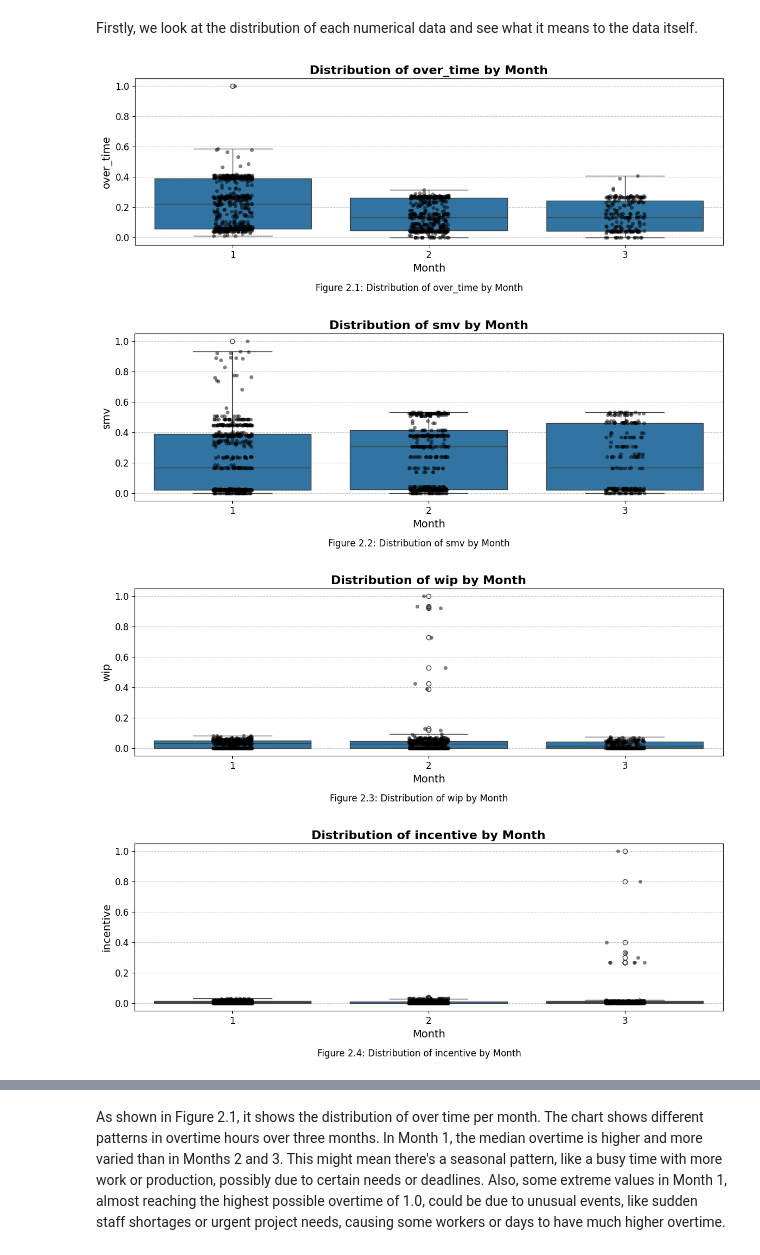
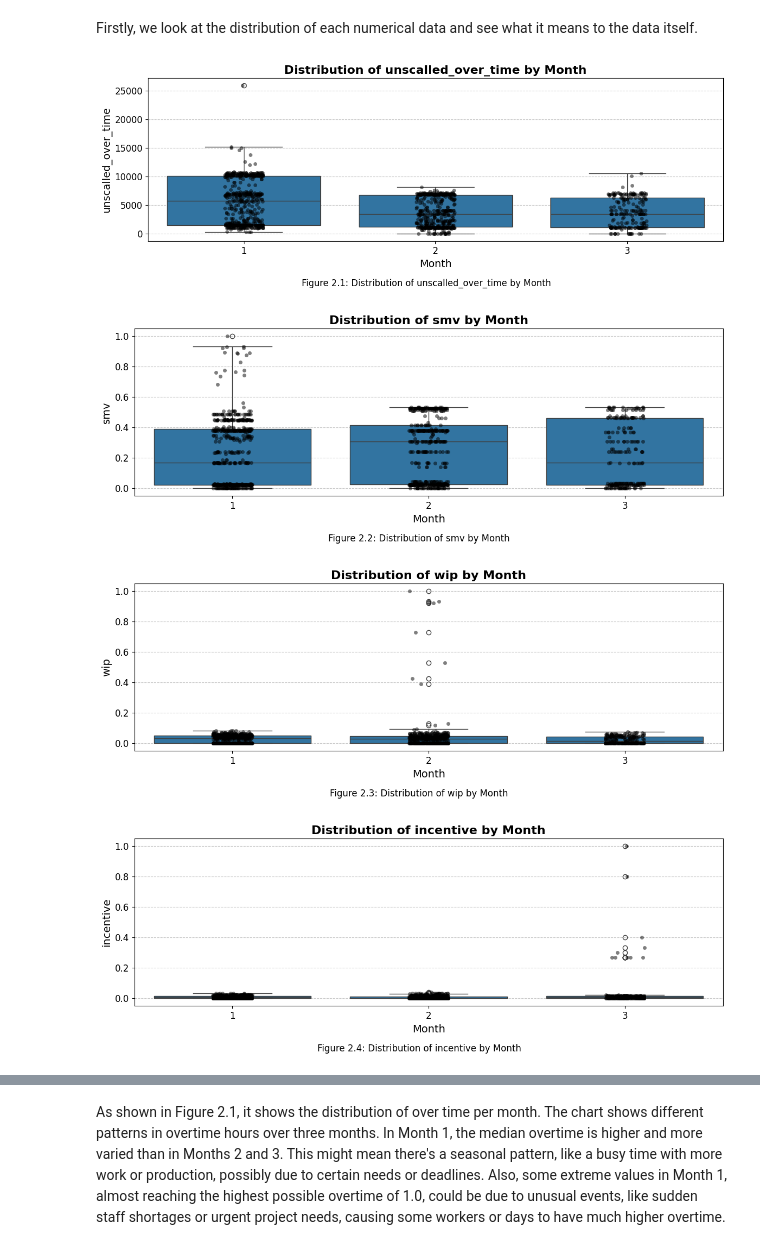
Before and after one commit to jordanchong911/Garments, a Jupyter notebook: garments.ipynb, the cells around one changed output, grey strips where cells are left out. Saved outputs shown, nothing was run; the diff lists cells and outputs as text; code cells hidden in the pictures.

Commit message:
Unscalled data

```diff
--- a/garments.ipynb
+++ b/garments.ipynb
@@ -105,6 +105,8 @@ Here we're making sure that the dataset does not have any more null cells.
 
 Afterwards, we normalize the values to make sure that all numerical features have the same impact on the model.
 # %%
+over_time = df['over_time']
+
 true_numeric_columns = ['over_time', 'smv', 'wip', 'incentive', 'idle_time', 'idle_men',
                         'no_of_style_change', 'no_of_workers']
 numeric_columns = df[true_numeric_columns]
@@ -114,6 +116,7 @@ scaler = MinMaxScaler()
 
 # Normalize the numeric columns and update the DataFrame
 df[numeric_columns.columns] = scaler.fit_transform(numeric_columns)
+df['unscalled_over_time'] = over_time
 # %% [markdown]
 After normalizing the values, we move on to adding some columns to help with parsing through data.
 # %%
@@ -126,7 +129,7 @@ Finally, we move on to looking at the data itself and see what does it mean to t
 # %% [markdown]
 Firstly, we look at the distribution of each numerical data and see what it means to the data itself.
 # %%
-true_numeric_columns = ['over_time', 'smv', 'wip', 'incentive', 'idle_time', 'idle_men',
+true_numeric_columns = ['unscalled_over_time', 'smv', 'wip', 'incentive', 'idle_time', 'idle_men',
                         'no_of_style_change', 'no_of_workers', 'actual_productivity', 'targeted_productivity']
 
 # Ensure output directory exists
@@ -136,34 +139,34 @@ os.makedirs(output_dir, exist_ok=True)
 # Starting figure number
 figure_number = 2.1
 
 # Starting figure number
 major_figure_number = 2  # Represents the major part (e.g., 2.x)
 minor_figure_number = 1  # Represents the minor part (e.g., x.1)
 
 # Visualize distributions of numeric columns
 for col in true_numeric_columns:
     figure_number = f"{major_figure_number}.{minor_figure_number}" # Combine major and minor figure numbers for the filename
     plt.figure(figsize=(14, 4))  # Adjust figure size
     sns.boxplot(x='month', y=col, data=df, showfliers=True)  # Boxplot
     sns.stripplot(x='month', y=col, data=df, color='black', alpha=0.5, jitter=0.1, dodge=False)  # Reduced jitter
     plt.title(f'Distribution of {col} by Month', fontsize=16, fontweight='bold')  # Title
     plt.xlabel('Month', fontsize=14)
     plt.ylabel(col, fontsize=14)
     plt.xticks(fontsize=12)
     plt.yticks(fontsize=12)
     plt.grid(axis='y', linestyle='--', alpha=0.7)  # Add a grid for better readability
     plt.figtext(0.5, -0.1, f"Figure {figure_number}: Distribution of {col} by Month", ha='center', fontsize=12) # Add figure label as a caption
 
 
     figure_filename = os.path.join(output_dir, f"Figure_{figure_number}.png")
     plt.savefig(figure_filename, bbox_inches='tight')
 
     # Increment the minor figure number
     minor_figure_number += 1
 
     plt.show()
 # %% [output]
-[figure, old version]
+[figure, new version]
-[figure, old version]
+[figure, new version]
-[figure, old version]
+[figure, new version]
-[figure, old version]
+[figure, new version]
```
Also changed, not shown: parts of 3 cells of this notebook.
